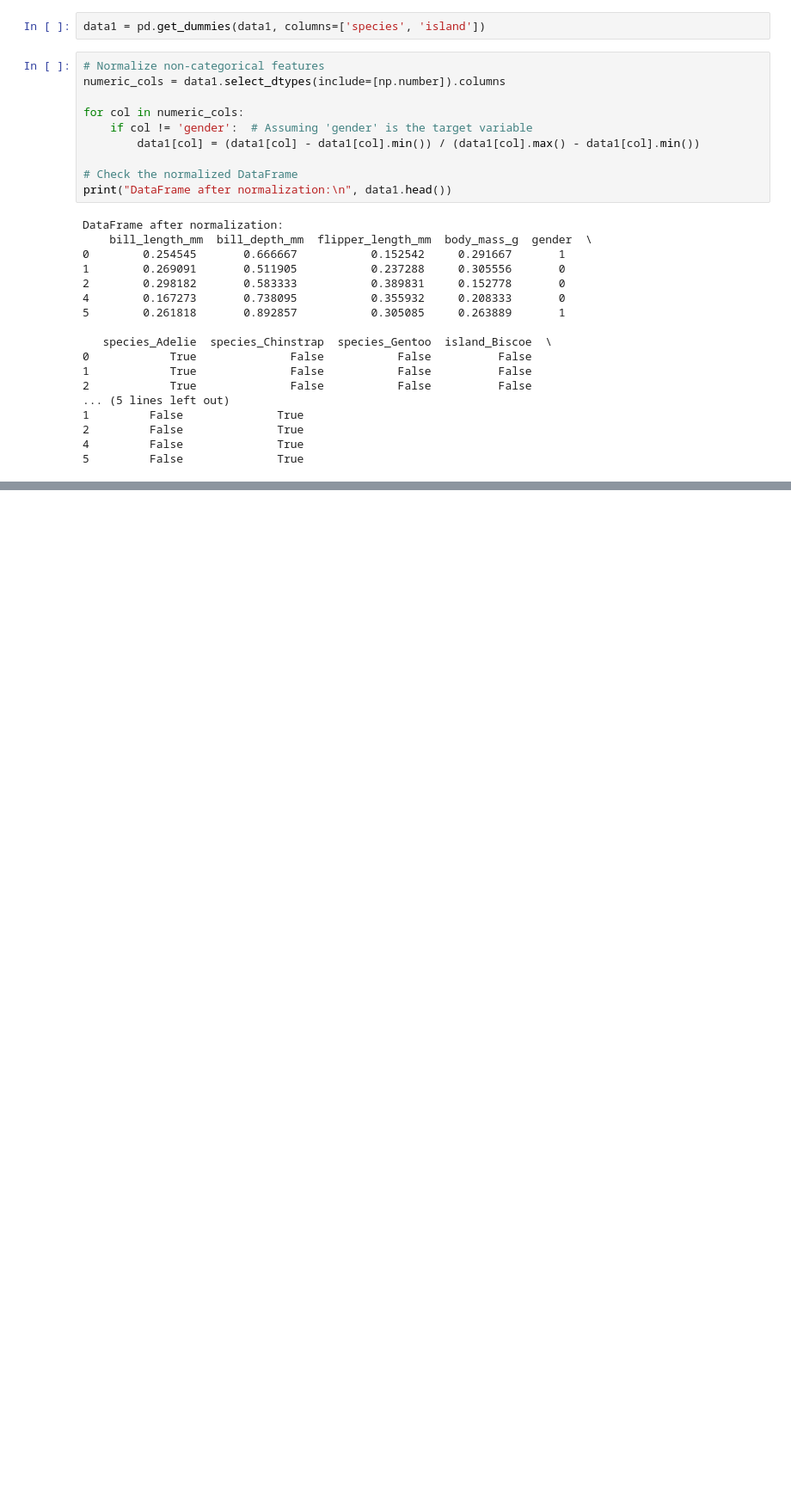
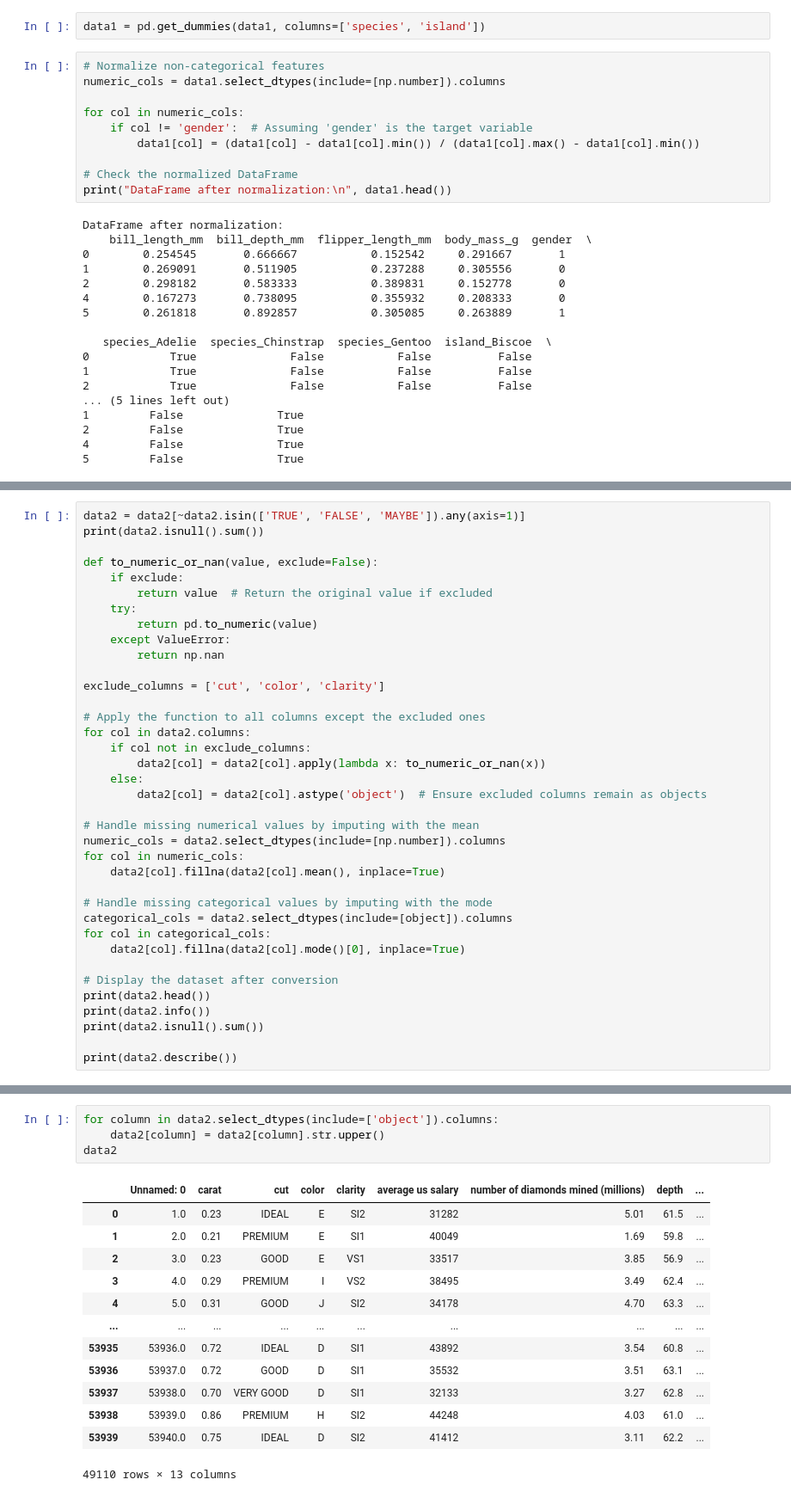
Before and after one commit to kalyanvv/ML-Assignment-1, a Jupyter notebook: Assignment1.ipynb, the cells around one changed output, grey strips where cells are left out. Shown at 86% size. Drawn from its saved outputs; the diff is of its cells as text; blank space fills up the shorter version.

Commit message:
2nd dataset done

```diff
--- a/Assignment1.ipynb
+++ b/Assignment1.ipynb
@@ -298,0 +325,37 @@ DataFrame after normalization:
+# %%
+data2 = data2[~data2.isin(['TRUE', 'FALSE', 'MAYBE']).any(axis=1)]
+print(data2.isnull().sum())
+
+def to_numeric_or_nan(value, exclude=False):
+    if exclude:
+        return value  # Return the original value if excluded
+    try:
+        return pd.to_numeric(value)
+    except ValueError:
+        return np.nan
+
+exclude_columns = ['cut', 'color', 'clarity']
+
+# Apply the function to all columns except the excluded ones
+for col in data2.columns:
+    if col not in exclude_columns:
+        data2[col] = data2[col].apply(lambda x: to_numeric_or_nan(x))
+    else:
+        data2[col] = data2[col].astype('object')  # Ensure excluded columns remain as objects
+
+# Handle missing numerical values by imputing with the mean
+numeric_cols = data2.select_dtypes(include=[np.number]).columns
+for col in numeric_cols:
+    data2[col].fillna(data2[col].mean(), inplace=True)
+
+# Handle missing categorical values by imputing with the mode
+categorical_cols = data2.select_dtypes(include=[object]).columns
+for col in categorical_cols:
+    data2[col].fillna(data2[col].mode()[0], inplace=True)
+
+# Display the dataset after conversion
+print(data2.head())
+print(data2.info())
+print(data2.isnull().sum())
+
+print(data2.describe())
@@ -298,0 +409,18 @@ DataFrame after normalization:
+# %%
+for column in data2.select_dtypes(include=['object']).columns:
+    data2[column] = data2[column].str.upper()
+data2
+# %% [output]
+|  | Unnamed: 0 | carat | cut | color | clarity | average us salary | number of diamonds mined (millions) | depth | ... |
+| 0 | 1.0 | 0.23 | IDEAL | E | SI2 | 31282 | 5.01 | 61.5 | ... |
+| 1 | 2.0 | 0.21 | PREMIUM | E | SI1 | 40049 | 1.69 | 59.8 | ... |
+| 2 | 3.0 | 0.23 | GOOD | E | VS1 | 33517 | 3.85 | 56.9 | ... |
+| 3 | 4.0 | 0.29 | PREMIUM | I | VS2 | 38495 | 3.49 | 62.4 | ... |
+| 4 | 5.0 | 0.31 | GOOD | J | SI2 | 34178 | 4.70 | 63.3 | ... |
+| ... | ... | ... | ... | ... | ... | ... | ... | ... | ... |
+| 53935 | 53936.0 | 0.72 | IDEAL | D | SI1 | 43892 | 3.54 | 60.8 | ... |
+| 53936 | 53937.0 | 0.72 | GOOD | D | SI1 | 35532 | 3.51 | 63.1 | ... |
+| 53937 | 53938.0 | 0.70 | VERY GOOD | D | SI1 | 32133 | 3.27 | 62.8 | ... |
+| 53938 | 53939.0 | 0.86 | PREMIUM | H | SI2 | 44248 | 4.03 | 61.0 | ... |
+| 53939 | 53940.0 | 0.75 | IDEAL | D | SI2 | 41412 | 3.11 | 62.2 | ... |
+49110 rows × 13 columns
```
Also changed, not shown: parts of 11 cells of this notebook.
